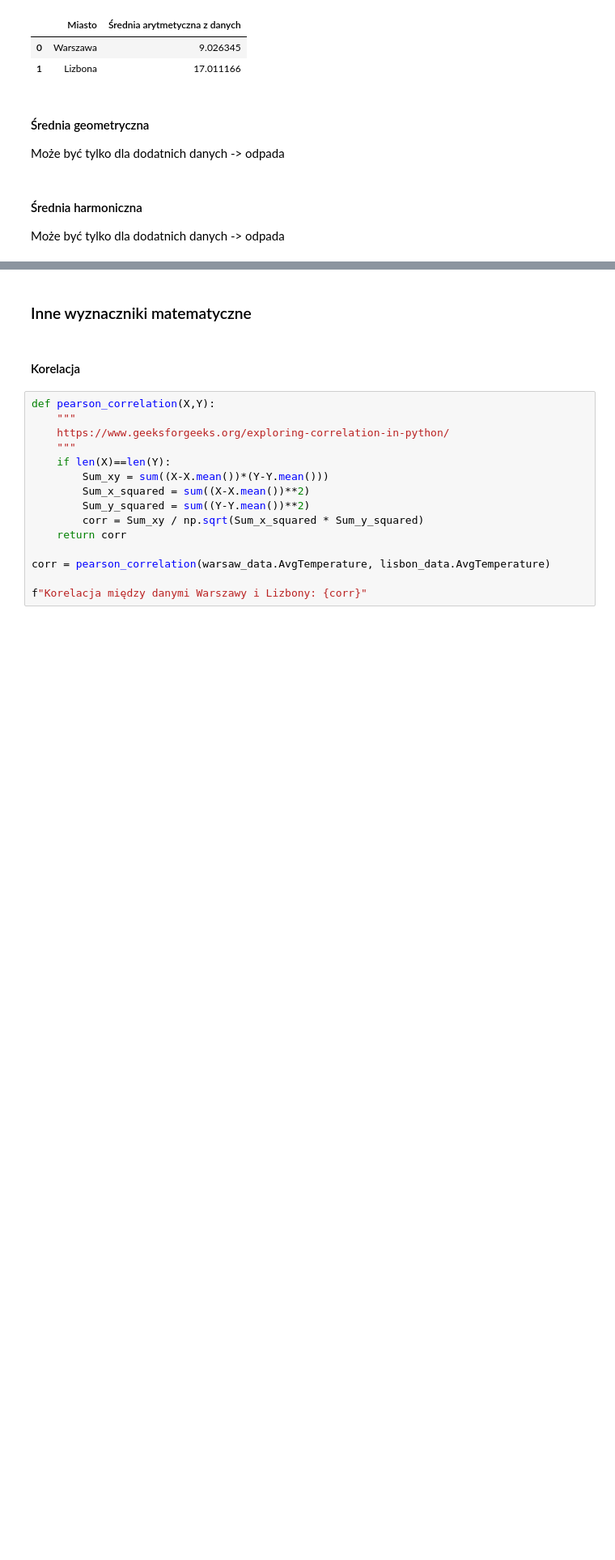
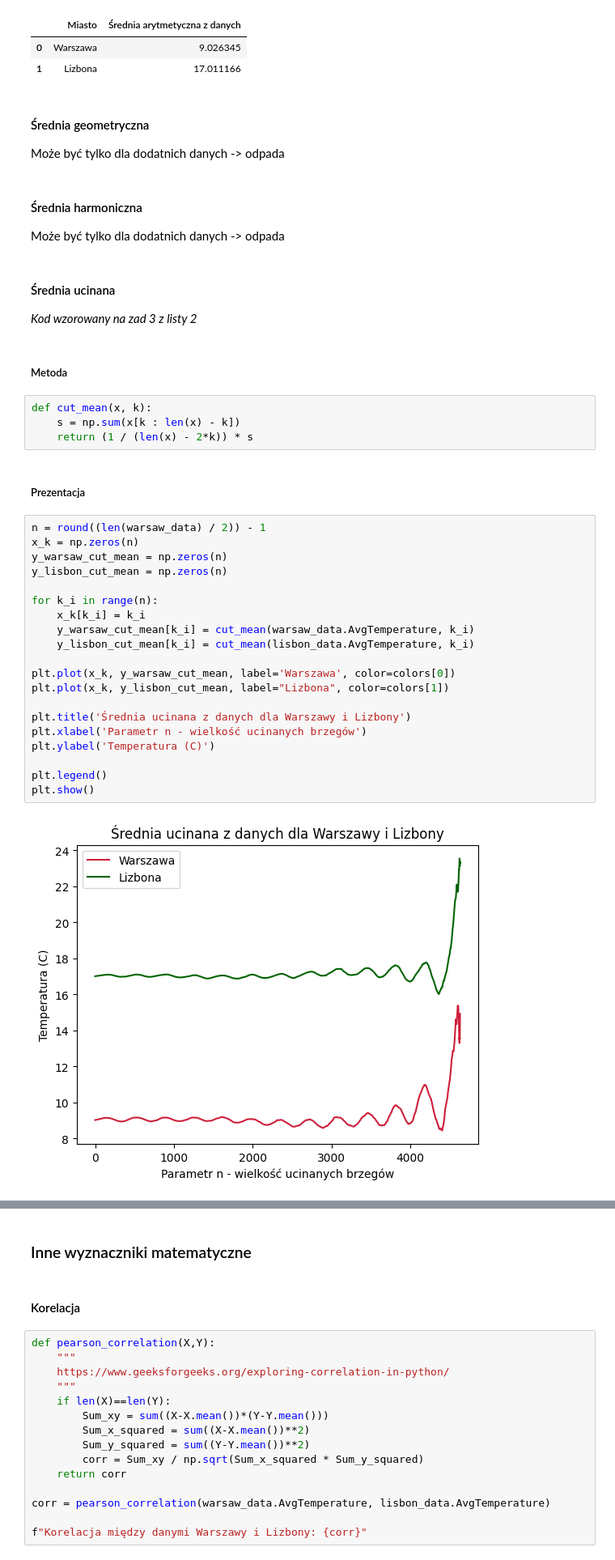
Before and after one commit to mathieuboro/raport, a Jupyter notebook: Raport_!.ipynb, the cells around one changed output, grey strips where cells are left out. Shown at 81% size. Cells and saved outputs as stored; diff of their text form; blank space fills up the shorter version.

Commit message:
feature: introduce wins and cut mean

```diff
--- a/Raport_!.ipynb
+++ b/Raport_!.ipynb
@@ -355,3 +355,37 @@ Może być tylko dla dodatnich danych -> odpada
 #### Średnia harmoniczna
 
 Może być tylko dla dodatnich danych -> odpada
+# %% [markdown]
+#### Średnia ucinana
+
+<i>Kod wzorowany na zad 3 z listy 2</i>
+# %% [markdown]
+##### Metoda
+# %%
+def cut_mean(x, k):
+    s = np.sum(x[k : len(x) - k])
+    return (1 / (len(x) - 2*k)) * s
+# %% [markdown]
+##### Prezentacja
+# %%
+n = round((len(warsaw_data) / 2)) - 1
+x_k = np.zeros(n)
+y_warsaw_cut_mean = np.zeros(n)
+y_lisbon_cut_mean = np.zeros(n)
+
+for k_i in range(n):
+    x_k[k_i] = k_i
+    y_warsaw_cut_mean[k_i] = cut_mean(warsaw_data.AvgTemperature, k_i)
+    y_lisbon_cut_mean[k_i] = cut_mean(lisbon_data.AvgTemperature, k_i)
+
+plt.plot(x_k, y_warsaw_cut_mean, label='Warszawa', color=colors[0])
+plt.plot(x_k, y_lisbon_cut_mean, label="Lizbona", color=colors[1])
+
+plt.title('Średnia ucinana z danych dla Warszawy i Lizbony')
+plt.xlabel('Parametr n - wielkość ucinanych brzegów')
+plt.ylabel('Temperatura (C)')
+
+plt.legend()
+plt.show()
+# %% [output]
+[figure, added]
```
Also changed, not shown: parts of 9 cells of this notebook.
